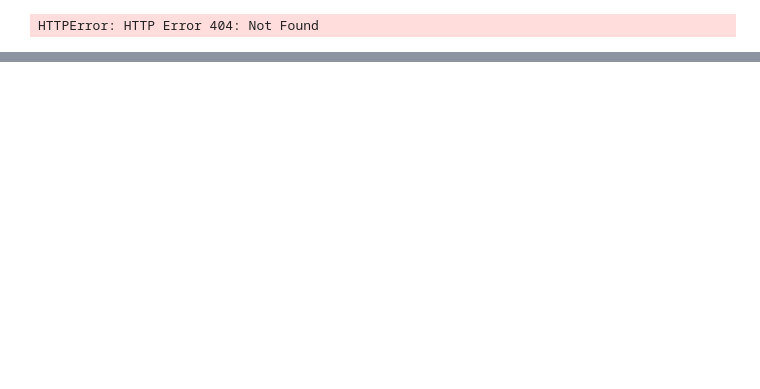
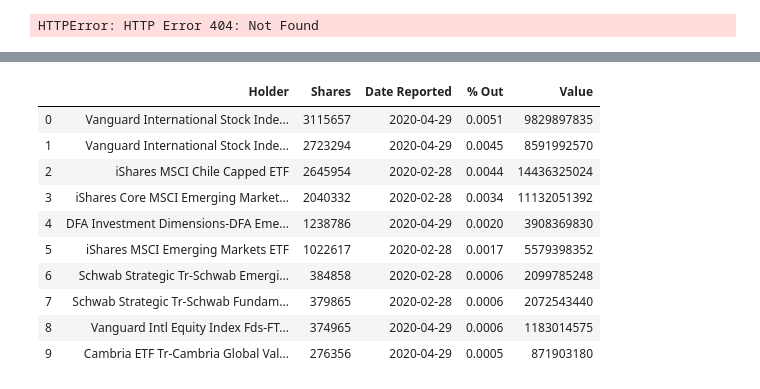
Before and after one commit to ruben-rosa/MyDashApp, a Jupyter notebook: notebooks/stock_dashboard_final-v2.ipynb, the cells around one changed output, grey strips where cells are left out. Cells and saved outputs as stored; diff of their text form; code cells hidden in the pictures; blank space fills up the shorter version.

```diff
--- a/notebooks/stock_dashboard_final-v2.ipynb
+++ b/notebooks/stock_dashboard_final-v2.ipynb
@@ -226,0 +237,2 @@ HTTPError: HTTP Error 404: Not Found
+# %%
+df_ticker = yf.Ticker('LTM.SN')
@@ -226,0 +259,14 @@ HTTPError: HTTP Error 404: Not Found
+# %%
+df_ticker.institutional_holders
+# %% [output]
+|  | Holder | Shares | Date Reported | % Out | Value |
+| 0 | Vanguard International Stock Inde... | 3115657 | 2020-04-29 | 0.0051 | 9829897835 |
+| 1 | Vanguard International Stock Inde... | 2723294 | 2020-04-29 | 0.0045 | 8591992570 |
+| 2 | iShares MSCI Chile Capped ETF | 2645954 | 2020-02-28 | 0.0044 | 14436325024 |
+| 3 | iShares Core MSCI Emerging Market... | 2040332 | 2020-02-28 | 0.0034 | 11132051392 |
+| 4 | DFA Investment Dimensions-DFA Eme... | 1238786 | 2020-04-29 | 0.0020 | 3908369830 |
+| 5 | iShares MSCI Emerging Markets ETF | 1022617 | 2020-02-28 | 0.0017 | 5579398352 |
+| 6 | Schwab Strategic Tr-Schwab Emergi... | 384858 | 2020-02-28 | 0.0006 | 2099785248 |
+| 7 | Schwab Strategic Tr-Schwab Fundam... | 379865 | 2020-02-28 | 0.0006 | 2072543440 |
+| 8 | Vanguard Intl Equity Index Fds-FT... | 374965 | 2020-04-29 | 0.0006 | 1183014575 |
+| 9 | Cambria ETF Tr-Cambria Global Val... | 276356 | 2020-04-29 | 0.0005 | 871903180 |
```
Also changed, not shown: parts of 10 cells of this notebook.
